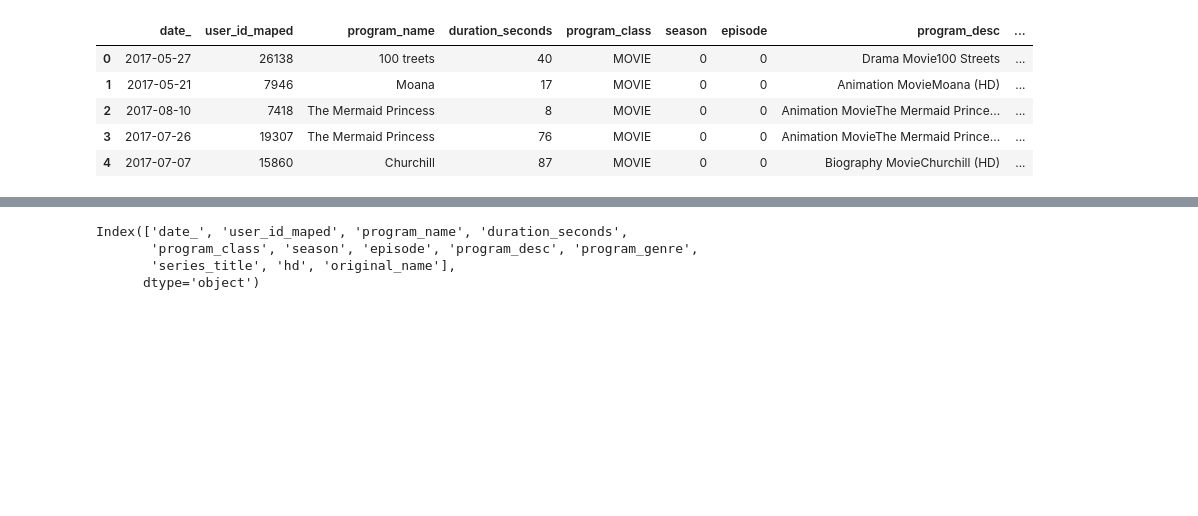
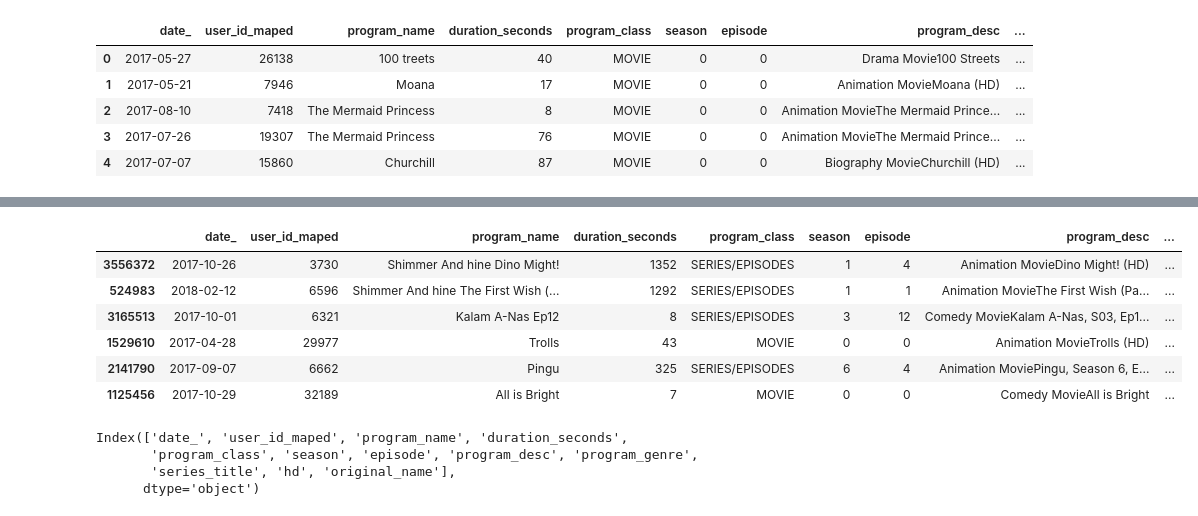
Before and after one commit to dinaa-kh/STC-tv-EDA-reacommendation-system, a Jupyter notebook: src/stc-eda.ipynb, the cells around one changed output, grey strips where cells are left out. Cells and saved outputs as stored; diff of their text form; code cells hidden in the pictures; blank space fills up the shorter version.

```diff
--- a/src/stc-eda.ipynb
+++ b/src/stc-eda.ipynb
@@ -29,3 +29,13 @@ df.sample()
+# %%
+df.sample(6)
+# %% [output]
+|  | date_ | user_id_maped | program_name | duration_seconds | program_class | season | episode | program_desc | ... |
+| 3556372 | 2017-10-26 | 3730 | Shimmer And hine Dino Might! | 1352 | SERIES/EPISODES | 1 | 4 | Animation MovieDino Might! (HD) | ... |
+| 524983 | 2018-02-12 | 6596 | Shimmer And hine The First Wish (... | 1292 | SERIES/EPISODES | 1 | 1 | Animation MovieThe First Wish (Pa... | ... |
+| 3165513 | 2017-10-01 | 6321 | Kalam A-Nas Ep12 | 8 | SERIES/EPISODES | 3 | 12 | Comedy MovieKalam A-Nas, S03, Ep1... | ... |
+| 1529610 | 2017-04-28 | 29977 | Trolls | 43 | MOVIE | 0 | 0 | Animation MovieTrolls (HD) | ... |
+| 2141790 | 2017-09-07 | 6662 | Pingu | 325 | SERIES/EPISODES | 6 | 4 | Animation MoviePingu, Season 6, E... | ... |
+| 1125456 | 2017-10-29 | 32189 | All is Bright | 7 | MOVIE | 0 | 0 | Comedy MovieAll is Bright | ... |
 # %%
 stc.columns
 # %% [output]
```
Also changed, not shown: parts of 3 cells of this notebook, 4 other files.
